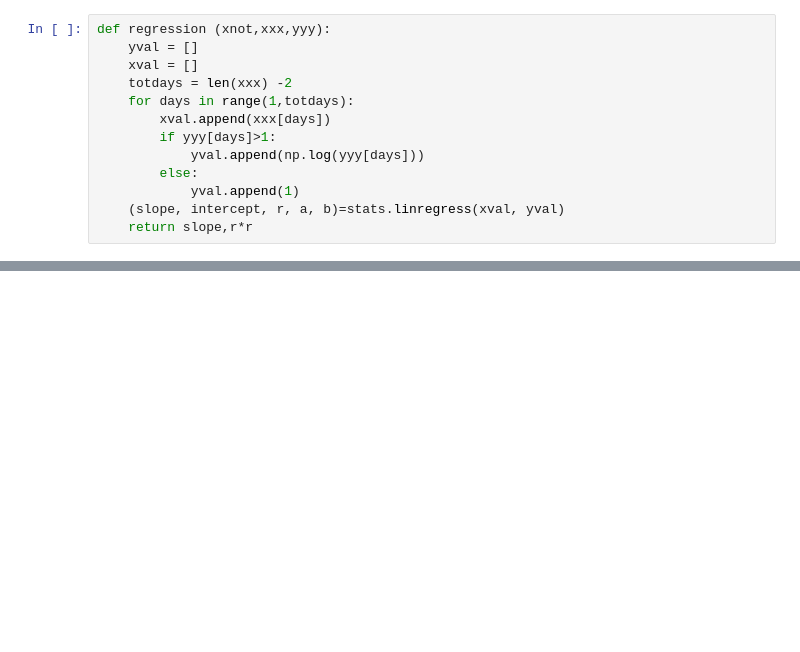
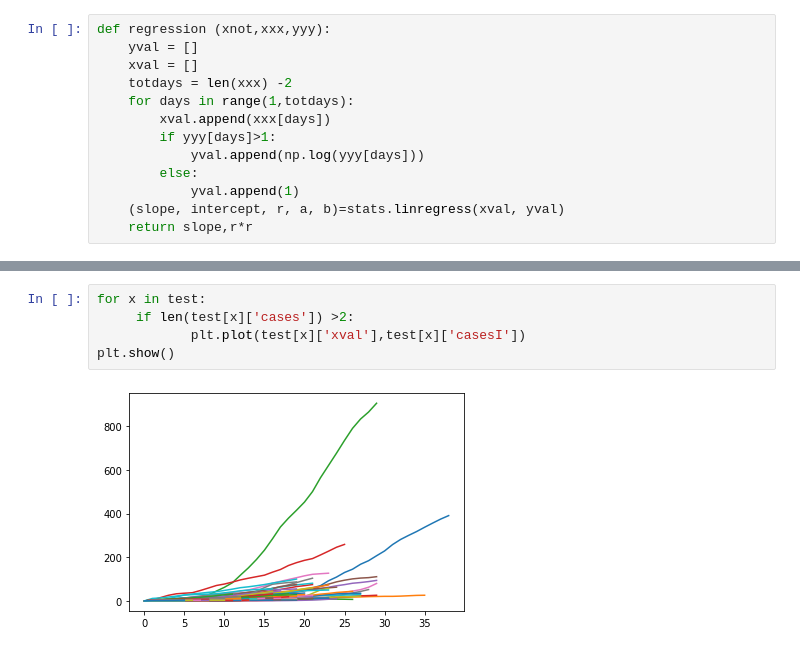
Before and after one commit to jtpeters963/Project-1, a Jupyter notebook: Untitled.ipynb, the cells around one changed output, grey strips where cells are left out. Drawn from its saved outputs; the diff is of its cells as text; blank space fills up the shorter version.

```diff
--- a/Untitled.ipynb
+++ b/Untitled.ipynb
@@ -223,0 +203,7 @@ Okaloosa County
+# %%
+for x in test:
+     if len(test[x]['cases']) >2:
+            plt.plot(test[x]['xval'],test[x]['casesI'])
+plt.show()
+# %% [output]
+[figure, added]
```
Also changed, not shown: parts of 36 cells of this notebook, 11 other files.
